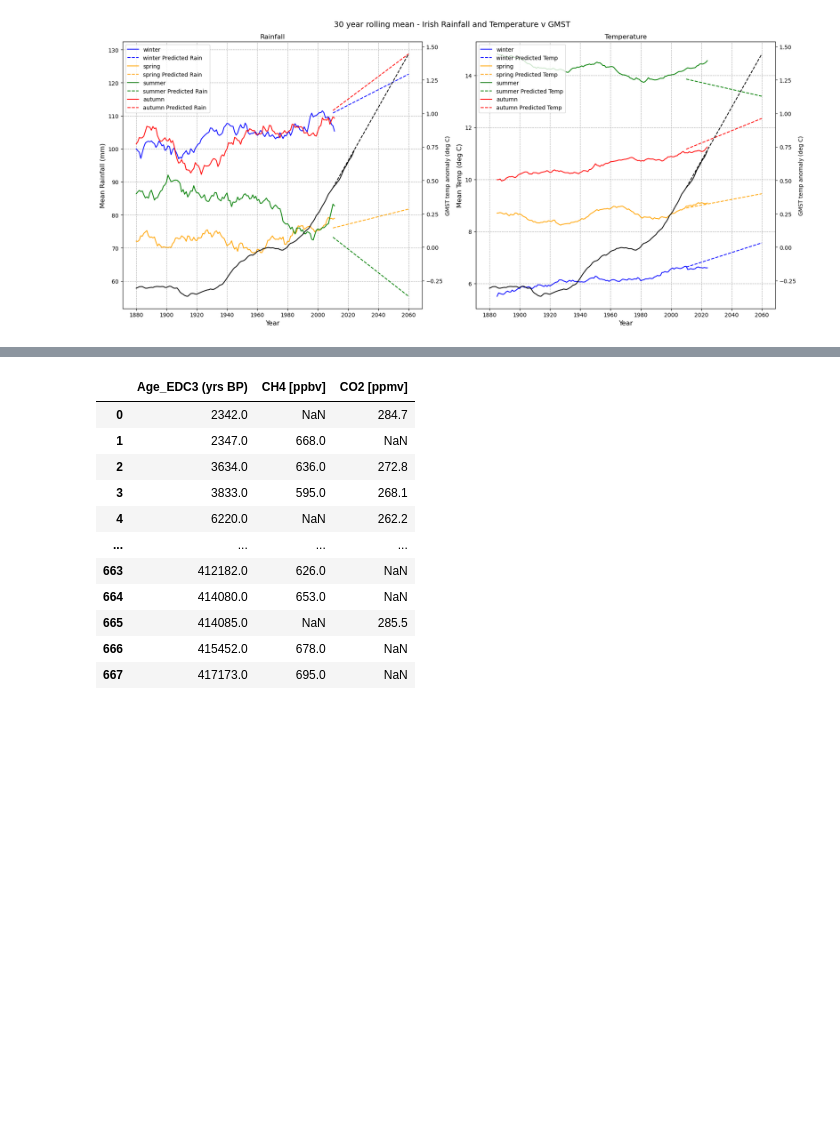
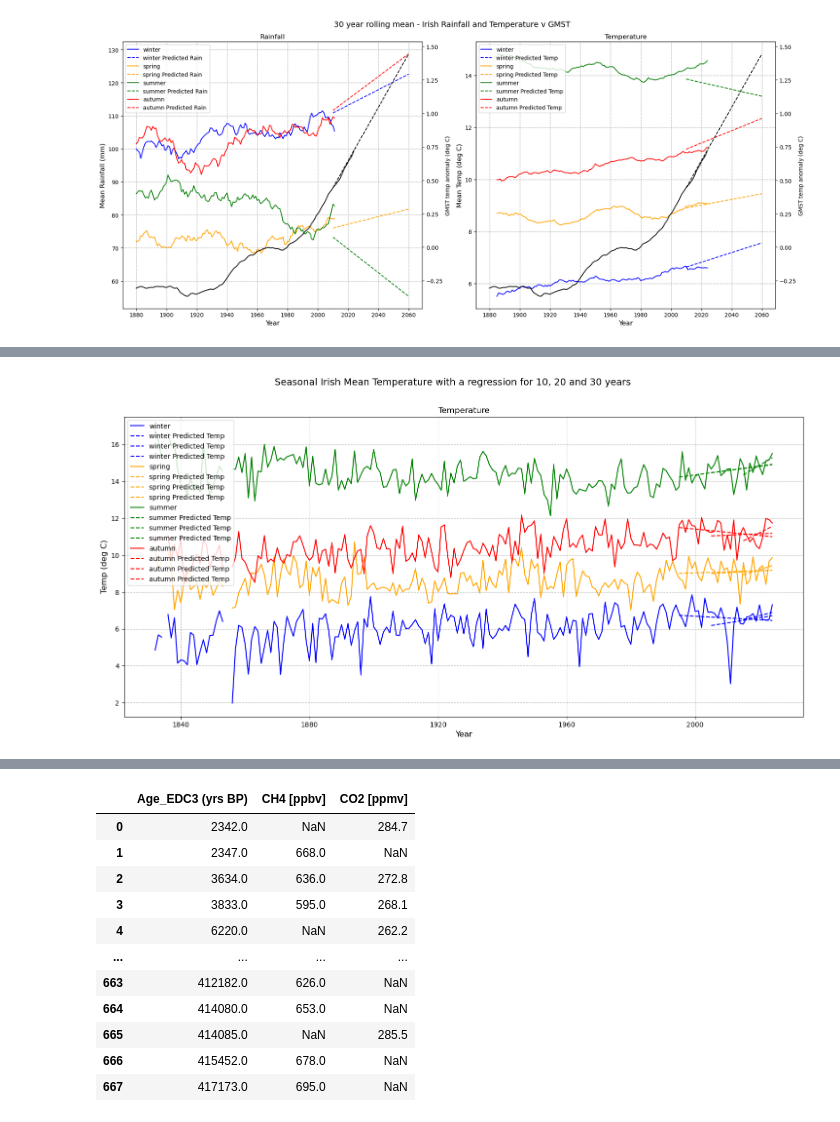
Before and after one commit to Eilis9/PfDA_Project2, a Jupyter notebook: analysis.ipynb, the cells around one changed output, grey strips where cells are left out. Cells and saved outputs as stored; diff of their text form; code cells hidden in the pictures; blank space fills up the shorter version.

Commit message:
Regression for last 10,20,30yrs

```diff
--- a/analysis.ipynb
+++ b/analysis.ipynb
@@ -75,7 +81,7 @@ def lin_reg(df_x, df_y):
   r_sq = model.score(x, y)
   return r_sq, model.coef_ , model.intercept_ , lr
 
-# Signal lag - from https://copyprogramming.com/howto/how-to-find-the-lag-between-two-time-series-using-cross-correlation
+# Signal lag - from [19]
 # Positive lag means that signal y lags signal x
 def signal_lag(x, y):
   correlation = signal.correlate(x - np.mean(x), y-np.mean(y), mode="full")
@@ -91,8 +97,8 @@ def assign_season_class(the_data, the_class, months):
   return the_data
 
 # return the rolling mean
-def rolling_seasonal_mean(data, window):
-  return data.rolling(window).mean()
+def rolling_seasonal_mean(data, window, step):
+  return data.rolling(window, step=step).mean()
 # %% [markdown]
 ## The CO2 and Temperature Anomaly Plot (800kyrs BP - present)
 
@@ -598,7 +620,7 @@ rolling_means['autumn temp (deg C)'] = rolling_seasonal_mean(yearly_season_mean_
 # %%
-irish_met_analysis = pd.merge(rolling_means, HadCRUT_Berkeley_mean.rolling(30).mean(), how='inner', on=['datetime'])
+irish_met_analysis_full = pd.merge(rolling_means, HadCRUT_Berkeley_mean.rolling(30).mean(), how='inner', on=['datetime'])
 # truncate to get rid of the nans
-irish_met_analysis = irish_met_analysis.loc['1890-01-01':'2010-01-01'].copy()
+irish_met_analysis = irish_met_analysis_full.loc['1890-01-01':'2010-01-01'].copy()
 # %%
 # Do a prediction for 50 years (from 2010) based on linear regression
 # Set up a 50 year array which is contiguous with the analysis dataframe (which was truncated to get rid of nans)
@@ -680,3 +702,77 @@ ax4.set_ylabel('GMST temp anomaly (deg C)')
 fig.tight_layout()
 # %% [output]
 [figure]
+# %%
+regression_time_period = [5, 10, 15, 20, 25, 30, 35, 40]
+regression_value_10yrs = pd.DataFrame()
+regression_value_20yrs = pd.DataFrame()
+regression_value_30yrs = pd.DataFrame()
+
+seasonal_means = [yearly_season_mean_winter, yearly_season_mean_spring, yearly_season_mean_summer, yearly_season_mean_autumn]
+
+year_10yrs = np.linspace(irish_met_analysis_full.index.max().year-9, irish_met_analysis_full.index.max().year, 10)
+year_20yrs = np.linspace(irish_met_analysis_full.index.max().year-19, irish_met_analysis_full.index.max().year, 20)
+year_30yrs = np.linspace(irish_met_analysis_full.index.max().year-29, irish_met_analysis_full.index.max().year, 30)
+
+#gmst_1deg_50yrs = np.linspace(irish_met_analysis['GMST Anomaly Yearly'].max(), irish_met_analysis['GMST Anomaly Yearly'].max()+1, 51)
+year_10yrs_reshape = year_10yrs.reshape(-1,1)
+year_20yrs_reshape = year_20yrs.reshape(-1,1)
+year_30yrs_reshape = year_30yrs.reshape(-1,1)
+
+# doing regessions over last 10yr, 20yr and 30yr time periods:
+for i, season in enumerate(seasonal_means):
+  the_data = seasonal_means[i]
+  # 10 year (shd be in loop)
+  irish_met_10yr = the_data[((the_data['Year'] >= year_10yrs[0]) & (the_data['Year'] <= year_10yrs[-1]))]
+  irish_met_10yr = irish_met_10yr.reset_index(drop=True)
+  regres_temp_10 = lin_reg(irish_met_10yr['Year'], irish_met_10yr['Mean Irish Air temp (deg C)'])
+  pred_temp_10 = regres_temp_10[3].predict(year_10yrs_reshape)
+  regression_value_10yrs[f'{i} temp (deg C)'] = pred_temp_10
+  # 20 yr
+  irish_met_20yr = the_data[((the_data['Year'] >= year_20yrs[0]) & (the_data['Year'] <= year_20yrs[-1]))]
+  irish_met_20yr = irish_met_20yr.reset_index(drop=True)
+  regres_temp_20 = lin_reg(irish_met_20yr['Year'], irish_met_20yr['Mean Irish Air temp (deg C)'])
+  pred_temp_20 = regres_temp_20[3].predict(year_20yrs_reshape)
+  regression_value_20yrs[f'{i} temp (deg C)'] = pred_temp_20
+  # 30 yr
+  irish_met_30yr = the_data[((the_data['Year'] >= year_30yrs[0]) & (the_data['Year'] <= year_30yrs[-1]))]
+  irish_met_30yr = irish_met_30yr.reset_index(drop=True)
+  regres_temp_30 = lin_reg(irish_met_30yr['Year'], irish_met_30yr['Mean Irish Air temp (deg C)'])
+  pred_temp_30 = regres_temp_30[3].predict(year_30yrs_reshape)
+  regression_value_30yrs[f'{i} temp (deg C)'] = pred_temp_30
+
+regression_value_10yrs['Year'] = year_10yrs
+regression_value_10yrs['Month'] = 12
+regression_value_10yrs['Day'] = 31
+regression_value_10yrs['datetime'] = pd.to_datetime(regression_value_10yrs[['Year', 'Month', 'Day']])
+regression_value_10yrs.set_index('datetime', inplace=True)
+
+regression_value_20yrs['Year'] = year_20yrs
+regression_value_20yrs['Month'] = 12
+regression_value_20yrs['Day'] = 31
+regression_value_20yrs['datetime'] = pd.to_datetime(regression_value_20yrs[['Year', 'Month', 'Day']])
+regression_value_20yrs.set_index('datetime', inplace=True)
+
+regression_value_30yrs['Year'] = year_30yrs
+regression_value_30yrs['Month'] = 12
+regression_value_30yrs['Day'] = 31
+regression_value_30yrs['datetime'] = pd.to_datetime(regression_value_30yrs[['Year', 'Month', 'Day']])
+regression_value_30yrs.set_index('datetime', inplace=True)
+
+
+fig, axs = plt.subplots(1, figsize=(18, 8))
+fig.suptitle("Seasonal Irish Mean Temperature with a regression for 10, 20 and 30 years", fontsize=14)
+plot_colours=['b', 'orange', 'g', 'r' ]
+for i, season in enumerate(seasons_dict.keys()):
+    the_data = seasonal_means[i]
+    axs.plot(the_data['Mean Irish Air temp (deg C)'], label=season, color=plot_colours[i])
+    axs.plot(regression_value_10yrs[f'{i} temp (deg C)'], label=f'{season} Predicted Temp', color=plot_colours[i], linestyle='--')
+    axs.plot(regression_value_20yrs[f'{i} temp (deg C)'], label=f'{season} Predicted Temp', color=plot_colours[i], linestyle='--')
+    axs.plot(regression_value_30yrs[f'{i} temp (deg C)'], label=f'{season} Predicted Temp', color=plot_colours[i], linestyle='--')
+
+axs.legend()
+axs.grid(linestyle='--')
+axs.set_ylabel('Temp (deg C)', fontsize=12)
+axs.set_xlabel('Year', fontsize=12)
+axs.set_title("Temperature")
+# %% [output]
@@ -682,0 +780 @@ fig.tight_layout()
+[figure, added]
```
Also changed, not shown: parts of 16 cells of this notebook, 3 other files.
